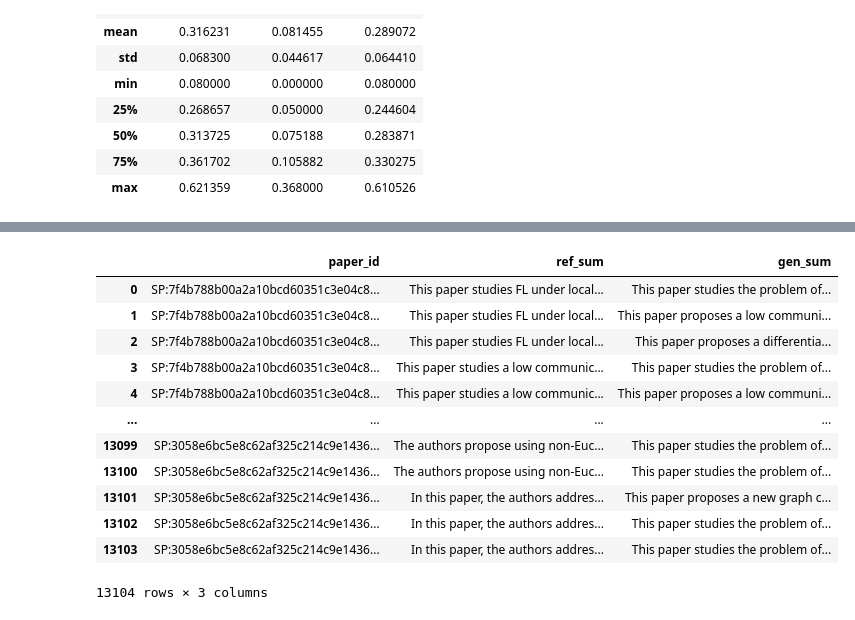
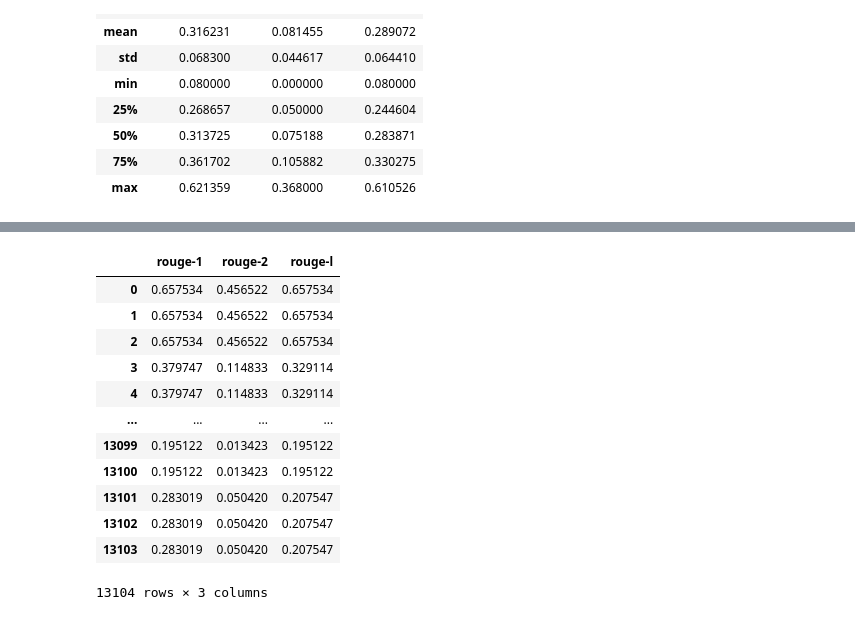
Before and after one commit to Thetang-145/My_Thesis_Playground, a Jupyter notebook: FT_PT_model/Evaluation.ipynb, the cells around one changed output, grey strips where cells are left out. Cells and saved outputs as stored; diff of their text form; code cells hidden in the pictures.

```diff
--- a/FT_PT_model/Evaluation.ipynb
+++ b/FT_PT_model/Evaluation.ipynb
@@ -58,7 +58,7 @@ def load_data(filepath):
     return pd.DataFrame(dataset)
 # %%
 main_path = str((Path().absolute()).parents[0])
-filepath = main_path+"/MuP_sum/dataset/"+RAWDATAFILES['val']
+filepath = main_path+"/dataset_MuP/"+RAWDATAFILES['val']
 reference_sum = load_data(filepath)
 reference_sum
 # %% [output]
@@ -336,10 +295,10 @@ summary_df
 3604 rows × 3 columns
 # %%
 output_file = "result_kg_summary.csv"
-generated_sum = pd.read_csv(f"model/{output_file}", index_col=0)
+generated_sum = pd.read_csv(f"record_result/{output_file}", index_col=0)
 generated_sum = generated_sum.drop_duplicates()
 main_path = str((Path().absolute()).parents[0])
-filepath = main_path+"/MuP_sum/dataset/"+RAWDATAFILES['val']
+filepath = main_path+"/dataset_MuP/"+RAWDATAFILES['val']
 reference_sum = load_data(filepath)
 
 summary_df = pd.merge(reference_sum, generated_sum, on='paper_id', how='inner')
@@ -381,8 +340,8 @@ summary_df
 # %%
 reference = list(summary_df['ref_sum'])
-candidate = list(summary_df['gen_sum'])
+candidate = list(summary_df['output'])
 
-score = getScore(candidate, reference, score_type='f')
+score = getScore(candidate, reference, score_type='f', avg=False)
 score_df = pd.DataFrame(score)
 score_df.describe()
 # %% [output]
@@ -437,18 +389,21 @@ This paper studies the problem of training GCNs in non-Euclidean spaces. The mai
 # %%
 def calRouge(inputType='kg', section='abstract'):
-    generated_sum = pd.read_csv(f"model/result_{inputType}_{section}.csv", index_col=0)
+    generated_sum = pd.read_csv(f"record_result/result_{inputType}_{section}.csv", index_col=0)
     if section=='summary':
         generated_sum = generated_sum.drop_duplicates()
     main_path = str((Path().absolute()).parents[0])
-    filepath = main_path+"/MuP_sum/dataset/"+RAWDATAFILES['val']
+    filepath = main_path+"/dataset_MuP/"+RAWDATAFILES['val']
     reference_sum = load_data(filepath)
 
     summary_df = pd.merge(reference_sum, generated_sum, on='paper_id', how='inner')
 
     reference = list(summary_df['ref_sum'])
-    candidate = list(summary_df['gen_sum'])
+    try:
+        candidate = list(summary_df['gen_sum'])
+    except:
+        candidate = list(summary_df['output'])
 
-    score = getScore(candidate, reference, score_type='f')
+    score = getScore(candidate, reference, score_type='f', avg=False)
     score_df = pd.DataFrame(score)
     return summary_df, score_df
 # %%
@@ -493,18 +448,18 @@ sum_kg_score.describe()
 # %%
-sum_kg_data
+abs_text_score
 # %% [output]
-|  | paper_id | ref_sum | gen_sum |
-| 0 | SP:7f4b788b00a2a10bcd60351c3e04c8... | This paper studies FL under local... | This paper studies the problem of... |
-| 1 | SP:7f4b788b00a2a10bcd60351c3e04c8... | This paper studies FL under local... | This paper proposes a low communi... |
-| 2 | SP:7f4b788b00a2a10bcd60351c3e04c8... | This paper studies FL under local... | This paper proposes a differentia... |
-| 3 | SP:7f4b788b00a2a10bcd60351c3e04c8... | This paper studies a low communic... | This paper studies the problem of... |
-| 4 | SP:7f4b788b00a2a10bcd60351c3e04c8... | This paper studies a low communic... | This paper proposes a low communi... |
+|  | rouge-1 | rouge-2 | rouge-l |
+| 0 | 0.657534 | 0.456522 | 0.657534 |
+| 1 | 0.657534 | 0.456522 | 0.657534 |
+| 2 | 0.657534 | 0.456522 | 0.657534 |
+| 3 | 0.379747 | 0.114833 | 0.329114 |
+| 4 | 0.379747 | 0.114833 | 0.329114 |
 | ... | ... | ... | ... |
-| 13099 | SP:3058e6bc5e8c62af325c214c9e1436... | The authors propose using non-Euc... | This paper studies the problem of... |
-| 13100 | SP:3058e6bc5e8c62af325c214c9e1436... | The authors propose using non-Euc... | This paper studies the problem of... |
-| 13101 | SP:3058e6bc5e8c62af325c214c9e1436... | In this paper, the authors addres... | This paper proposes a new graph c... |
-| 13102 | SP:3058e6bc5e8c62af325c214c9e1436... | In this paper, the authors addres... | This paper studies the problem of... |
-| 13103 | SP:3058e6bc5e8c62af325c214c9e1436... | In this paper, the authors addres... | This paper studies the problem of... |
+| 13099 | 0.195122 | 0.013423 | 0.195122 |
+| 13100 | 0.195122 | 0.013423 | 0.195122 |
+| 13101 | 0.283019 | 0.050420 | 0.207547 |
+| 13102 | 0.283019 | 0.050420 | 0.207547 |
+| 13103 | 0.283019 | 0.050420 | 0.207547 |
 13104 rows × 3 columns
 # %%
 df_boxplot = pd.melt(abs_text_score, value_vars=['rouge-1','rouge-2','rouge-l'], var_name="score")
```
Also changed, not shown: parts of 26 cells of this notebook, 1 other file.
